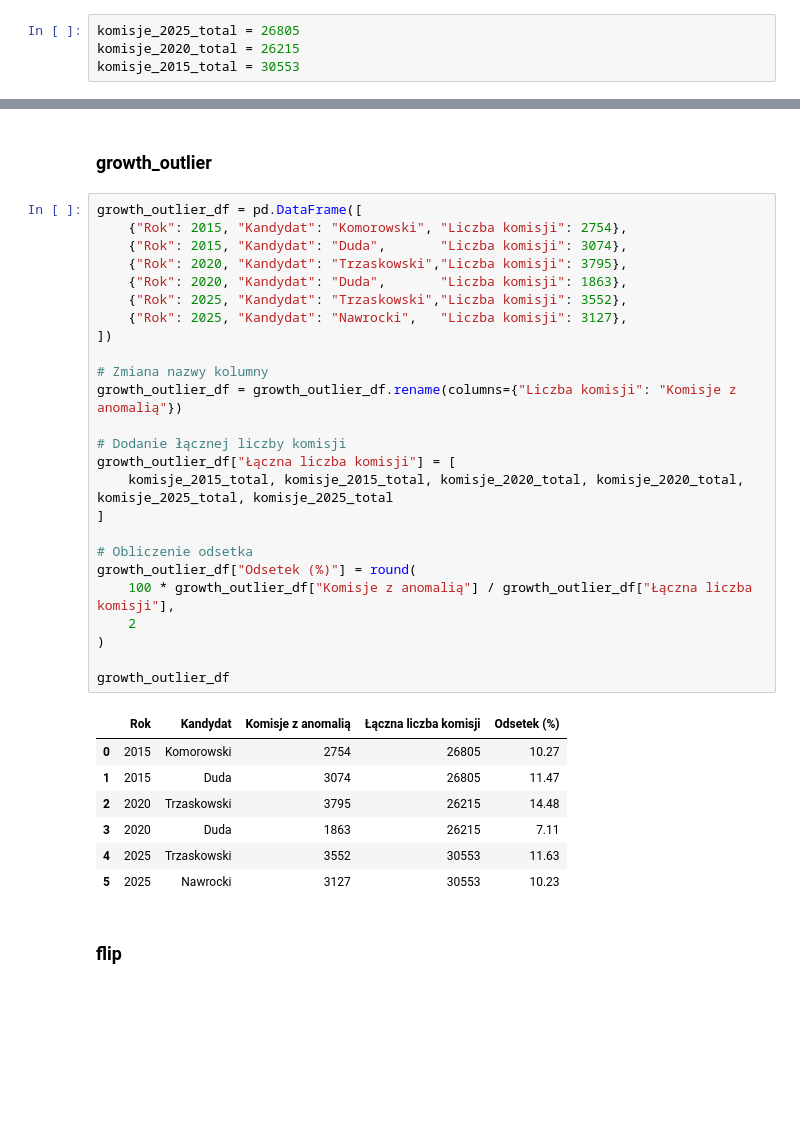
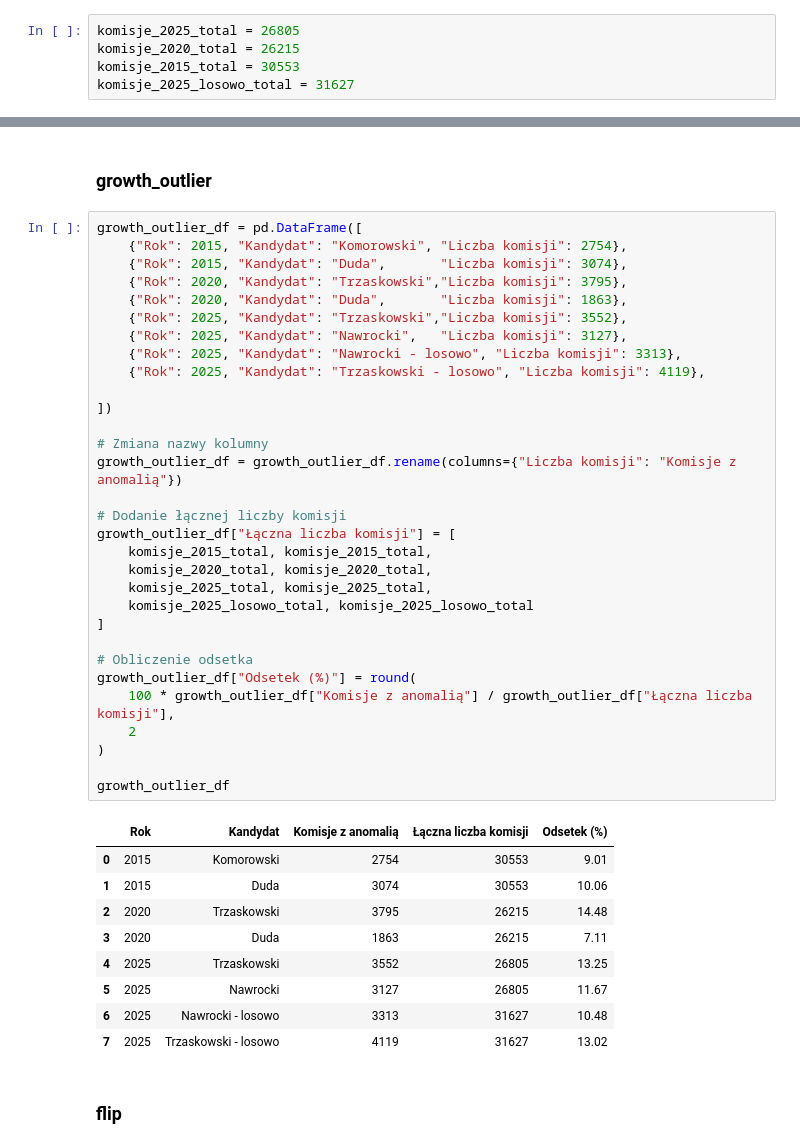
Before and after one commit to ijaniszewski/electoral-anomalies, a Jupyter notebook: analysis/kontek_2025_review/kontek_porownanie.ipynb, the cells around one changed output, grey strips where cells are left out. Drawn from its saved outputs; the diff is of its cells as text; blank space fills up the shorter version.

```diff
--- a/analysis/kontek_2025_review/kontek_porownanie.ipynb
+++ b/analysis/kontek_2025_review/kontek_porownanie.ipynb
@@ -8,6 +8,7 @@ Chcąc pokazać, że zastosowane metody wydają się niepoprawne, porównajmy wy
 komisje_2025_total = 26805
 komisje_2020_total = 26215
 komisje_2015_total = 30553
+komisje_2025_losowo_total = 31627
 # %%
 import pandas as pd
 
@@ -129,36 +143,44 @@ pop_outlier_df
 # %%
 growth_outlier_df = pd.DataFrame([
     {"Rok": 2015, "Kandydat": "Komorowski", "Liczba komisji": 2754},
     {"Rok": 2015, "Kandydat": "Duda",       "Liczba komisji": 3074},
     {"Rok": 2020, "Kandydat": "Trzaskowski","Liczba komisji": 3795},
     {"Rok": 2020, "Kandydat": "Duda",       "Liczba komisji": 1863},
     {"Rok": 2025, "Kandydat": "Trzaskowski","Liczba komisji": 3552},
     {"Rok": 2025, "Kandydat": "Nawrocki",   "Liczba komisji": 3127},
+    {"Rok": 2025, "Kandydat": "Nawrocki - losowo", "Liczba komisji": 3313},
+    {"Rok": 2025, "Kandydat": "Trzaskowski - losowo", "Liczba komisji": 4119},
+
 ])
 
 # Zmiana nazwy kolumny
 growth_outlier_df = growth_outlier_df.rename(columns={"Liczba komisji": "Komisje z anomalią"})
 
 # Dodanie łącznej liczby komisji
 growth_outlier_df["Łączna liczba komisji"] = [
-    komisje_2015_total, komisje_2015_total, komisje_2020_total, komisje_2020_total, komisje_2025_total, komisje_2025_total
+    komisje_2015_total, komisje_2015_total,
+    komisje_2020_total, komisje_2020_total,
+    komisje_2025_total, komisje_2025_total,
+    komisje_2025_losowo_total, komisje_2025_losowo_total
 ]
 
 # Obliczenie odsetka
 growth_outlier_df["Odsetek (%)"] = round(
     100 * growth_outlier_df["Komisje z anomalią"] / growth_outlier_df["Łączna liczba komisji"],
     2
 )
 
 growth_outlier_df
 # %% [output]
 |  | Rok | Kandydat | Komisje z anomalią | Łączna liczba komisji | Odsetek (%) |
-| 0 | 2015 | Komorowski | 2754 | 26805 | 10.27 |
-| 1 | 2015 | Duda | 3074 | 26805 | 11.47 |
+| 0 | 2015 | Komorowski | 2754 | 30553 | 9.01 |
+| 1 | 2015 | Duda | 3074 | 30553 | 10.06 |
 | 2 | 2020 | Trzaskowski | 3795 | 26215 | 14.48 |
 | 3 | 2020 | Duda | 1863 | 26215 | 7.11 |
-| 4 | 2025 | Trzaskowski | 3552 | 30553 | 11.63 |
-| 5 | 2025 | Nawrocki | 3127 | 30553 | 10.23 |
+| 4 | 2025 | Trzaskowski | 3552 | 26805 | 13.25 |
+| 5 | 2025 | Nawrocki | 3127 | 26805 | 11.67 |
+| 6 | 2025 | Nawrocki - losowo | 3313 | 31627 | 10.48 |
+| 7 | 2025 | Trzaskowski - losowo | 4119 | 31627 | 13.02 |
 # %% [markdown]
 ### flip
 # %%
```
Also changed, not shown: parts of 6 cells of this notebook, 4 other files.
